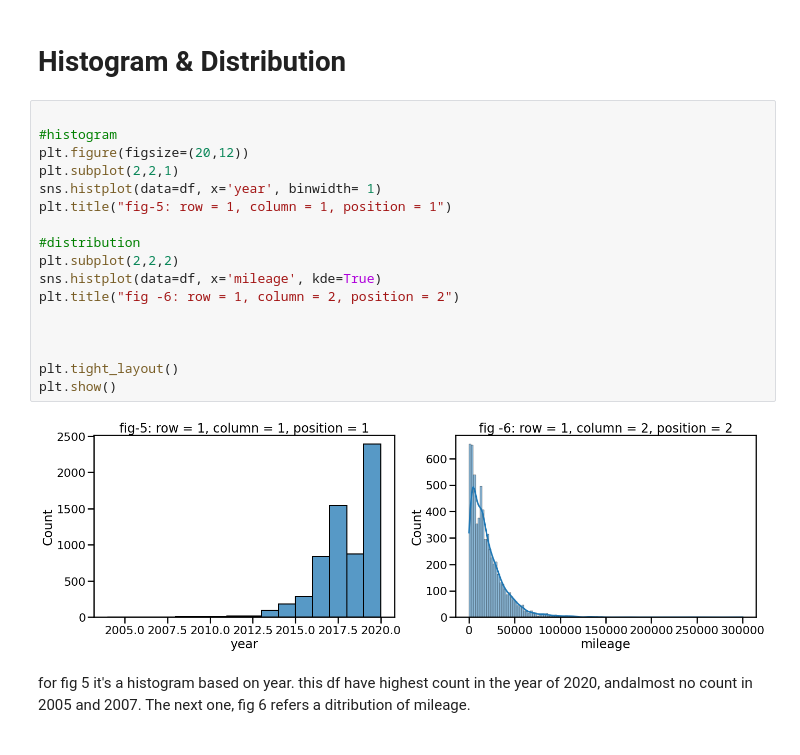
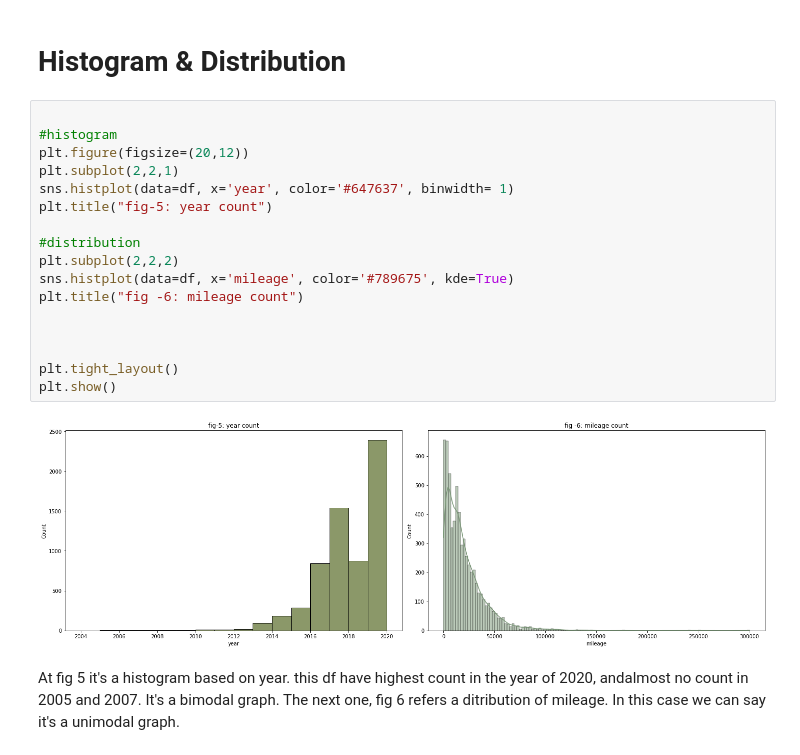
Before and after one commit to Karobi-16/skoda_used_car_analysis, a Jupyter notebook: skoda_used_car_EDA.ipynb, the cells around one changed output. Cells and saved outputs as stored; diff of their text form.

```diff
--- a/skoda_used_car_EDA.ipynb
+++ b/skoda_used_car_EDA.ipynb
@@ -103,23 +103,21 @@ here you can see 3 scatter plots for changes in different numerical values in ro
 # %%
 
 #histogram
 plt.figure(figsize=(20,12))
 plt.subplot(2,2,1)
-sns.histplot(data=df, x='year', binwidth= 1)
-plt.title("fig-5: row = 1, column = 1, position = 1")
+sns.histplot(data=df, x='year', color='#647637', binwidth= 1)
+plt.title("fig-5: year count")
 
 #distribution
 plt.subplot(2,2,2)
-sns.histplot(data=df, x='mileage', kde=True)
-plt.title("fig -6: row = 1, column = 2, position = 2")
+sns.histplot(data=df, x='mileage', color='#789675', kde=True)
+plt.title("fig -6: mileage count")
 
 
 
 plt.tight_layout()
 plt.show()
 # %% [output]
-[figure, old version]
+[figure, new version]
 # %% [markdown]
-
-for fig 5 it's a histogram based on year. this df have highest count in the year of 2020, andalmost no count in 2005 and 2007.
-The next one, fig 6 refers a ditribution of mileage.
+At fig 5 it's a histogram based on year. this df have highest count in the year of 2020, andalmost no count in 2005 and 2007. It's a bimodal graph. The next one, fig 6 refers a ditribution of mileage. In this case we can say it's a unimodal graph.
```
Also changed, not shown: parts of 3 cells of this notebook.
